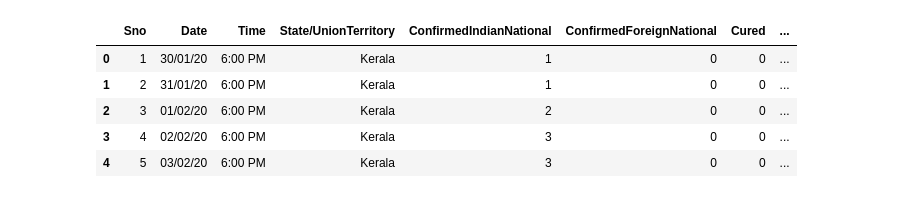
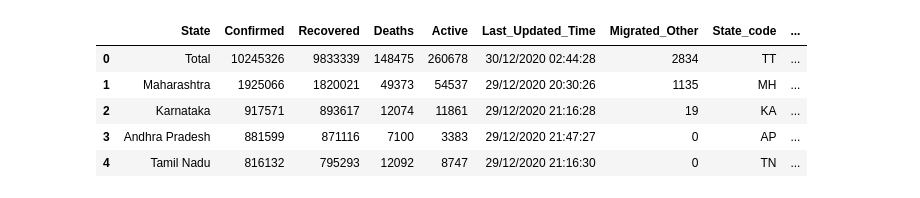
Before and after one commit to kartikay89/Data-Analysis, a Jupyter notebook: Covid_19(INDIA).ipynb, the cells around one changed output. Saved outputs shown, nothing was run; the diff lists cells and outputs as text; code cells hidden in the pictures.

```diff
--- a/Covid_19(INDIA).ipynb
+++ b/Covid_19(INDIA).ipynb
@@ -8,12 +29,10 @@ import seaborn as sns
 # %%
-# Starting analysis with India dataset
-
-IndiaData = pd.read_csv('/content/drive/MyDrive/Google Colab Data /covid_19_india.csv')
-IndiaData.head()
+IndianStates = pd.read_csv('/content/drive/MyDrive/Google Colab Data /state_wise.csv')
+IndianStates.head()
 # %% [output]
-|  | Sno | Date | Time | State/UnionTerritory | ConfirmedIndianNational | ConfirmedForeignNational | Cured | ... |
-| 0 | 1 | 30/01/20 | 6:00 PM | Kerala | 1 | 0 | 0 | ... |
-| 1 | 2 | 31/01/20 | 6:00 PM | Kerala | 1 | 0 | 0 | ... |
-| 2 | 3 | 01/02/20 | 6:00 PM | Kerala | 2 | 0 | 0 | ... |
-| 3 | 4 | 02/02/20 | 6:00 PM | Kerala | 3 | 0 | 0 | ... |
-| 4 | 5 | 03/02/20 | 6:00 PM | Kerala | 3 | 0 | 0 | ... |
+|  | State | Confirmed | Recovered | Deaths | Active | Last_Updated_Time | Migrated_Other | State_code | ... |
+| 0 | Total | 10245326 | 9833339 | 148475 | 260678 | 30/12/2020 02:44:28 | 2834 | TT | ... |
+| 1 | Maharashtra | 1925066 | 1820021 | 49373 | 54537 | 29/12/2020 20:30:26 | 1135 | MH | ... |
+| 2 | Karnataka | 917571 | 893617 | 12074 | 11861 | 29/12/2020 21:16:28 | 19 | KA | ... |
+| 3 | Andhra Pradesh | 881599 | 871116 | 7100 | 3383 | 29/12/2020 21:47:27 | 0 | AP | ... |
+| 4 | Tamil Nadu | 816132 | 795293 | 12092 | 8747 | 29/12/2020 21:16:30 | 0 | TN | ... |
```
Also changed, not shown: parts of 29 cells of this notebook.
